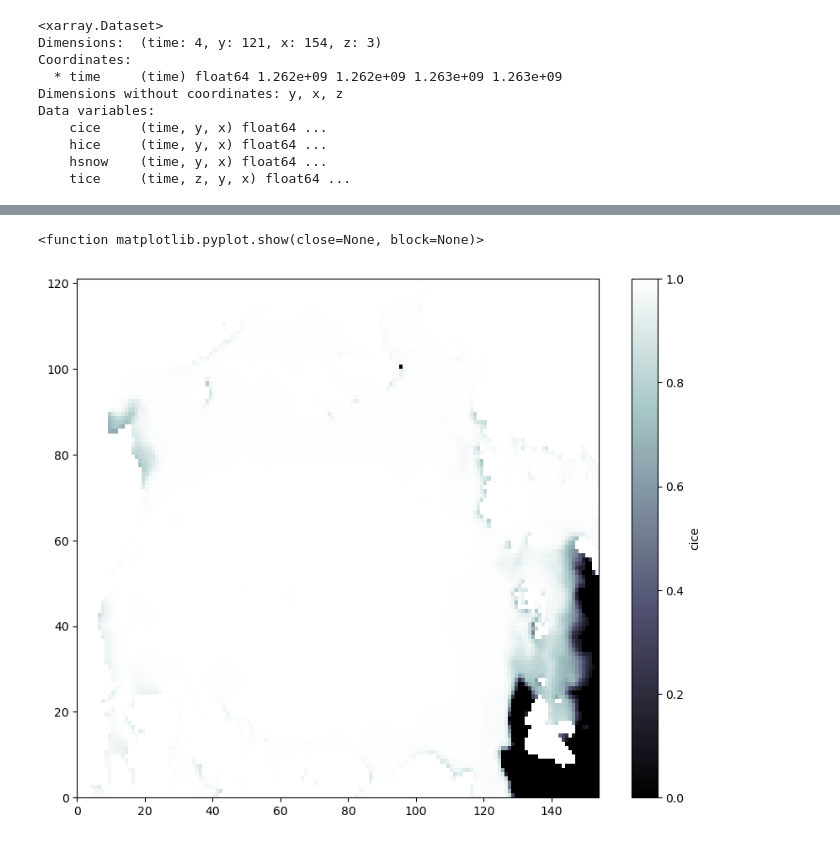
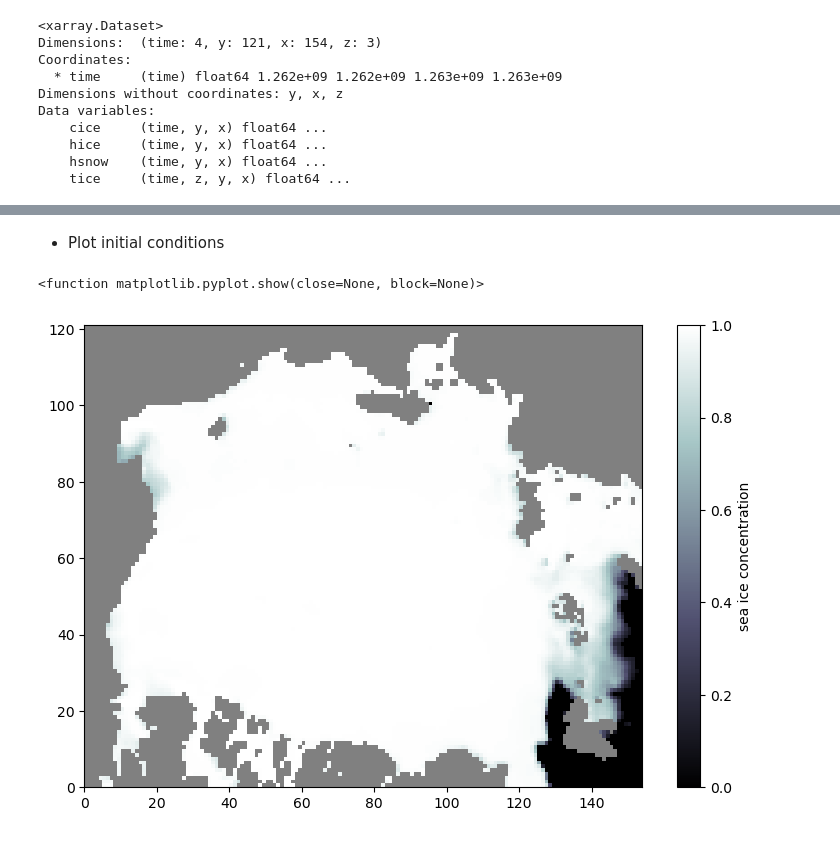
Before and after one commit to stephanieleroux/mySASIPcloudtest, a Jupyter notebook: 2023-06-21_SLX_runnextsimdg.ipynb, the cells around one changed output, grey strips where cells are left out. Cells and saved outputs as stored; diff of their text form; code cells hidden in the pictures.

```diff
--- a/2023-06-21_SLX_runnextsimdg.ipynb
+++ b/2023-06-21_SLX_runnextsimdg.ipynb
@@ -140,9 +175,21 @@ Data variables:
+# %% [markdown]
+* Plot initial conditions
 # %%
-fig,(ax) = plt.subplots(1, 1, figsize=[10, 8],facecolor='w')
+
 it=0
-p = ax.pcolormesh(outputs.cice.isel(time=it),vmin=0,vmax=1,cmap="bone")
-plt.colorbar(p,label='cice')
+
+cmap = cm.bone
+cmap.set_bad('gray',1.)
+
+data2plt = outputs.cice.isel(time=it)
+data2plt_masked = data2plt.where(data2plt>0)
+
+# create figure
+fig,(ax) = plt.subplots(1, 1, figsize=[9, 6],facecolor='w')
+
+p = ax.pcolormesh(outputs.cice.isel(time=it).where(outputs.cice.isel(time=it)<100),vmin=0,vmax=1,cmap=cmap)
+plt.colorbar(p,label='sea ice concentration')
 plt.show
 # %% [output]
 <function matplotlib.pyplot.show(close=None, block=None)>
-[figure, old version]
+[figure, new version]
```
Also changed, not shown: parts of 5 cells of this notebook, 1 other file.
